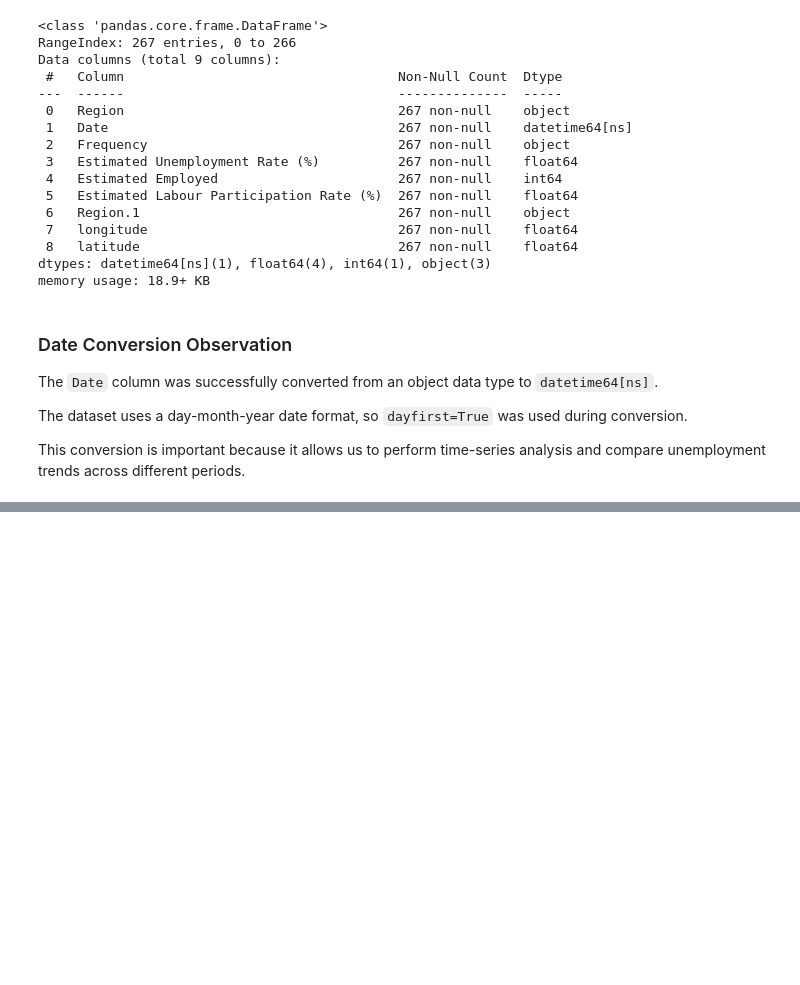
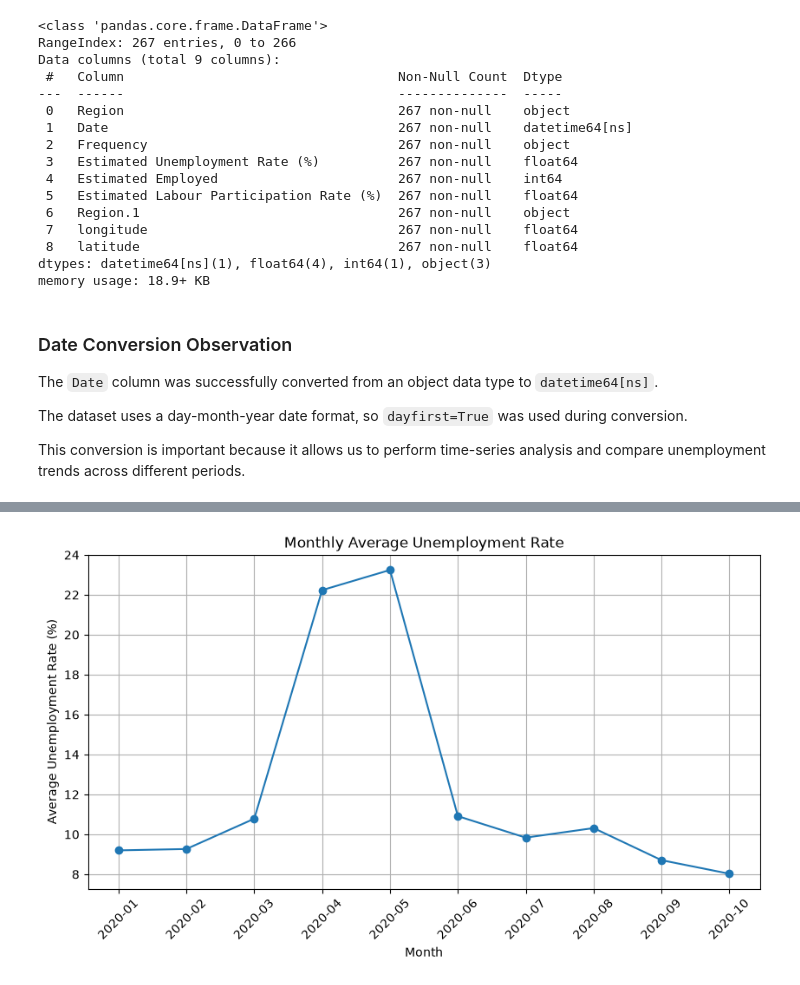
Before and after one commit to Arunbellad-2001/OIBSIP, a Jupyter notebook: DataScience-Task2-UnemploymentAnalysis/Unemployment_Analysis.ipynb, the cells around one changed output, grey strips where cells are left out. Cells and saved outputs as stored; diff of their text form; code cells hidden in the pictures; blank space fills up the shorter version.

```diff
--- a/DataScience-Task2-UnemploymentAnalysis/Unemployment_Analysis.ipynb
+++ b/DataScience-Task2-UnemploymentAnalysis/Unemployment_Analysis.ipynb
@@ -212,0 +409,7 @@ analysis and compare unemployment trends across different periods.
+# %%
+monthly_unemployment = (
+    df.groupby(df['Date'].dt.to_period('M'))['Estimated Unemployment Rate (%)']
+    .mean()
+)
+
+monthly_unemployment
@@ -212,0 +446,18 @@ analysis and compare unemployment trends across different periods.
+# %%
+plt.figure(figsize=(10, 5))
+
+plt.plot(
+    monthly_unemployment.index.astype(str),
+    monthly_unemployment.values,
+    marker='o'
+)
+
+plt.title("Monthly Average Unemployment Rate")
+plt.xlabel("Month")
+plt.ylabel("Average Unemployment Rate (%)")
+plt.xticks(rotation=45)
+plt.grid(True)
+
+plt.show()
+# %% [output]
+[figure, added]
```
Also changed, not shown: parts of 25 cells of this notebook.
